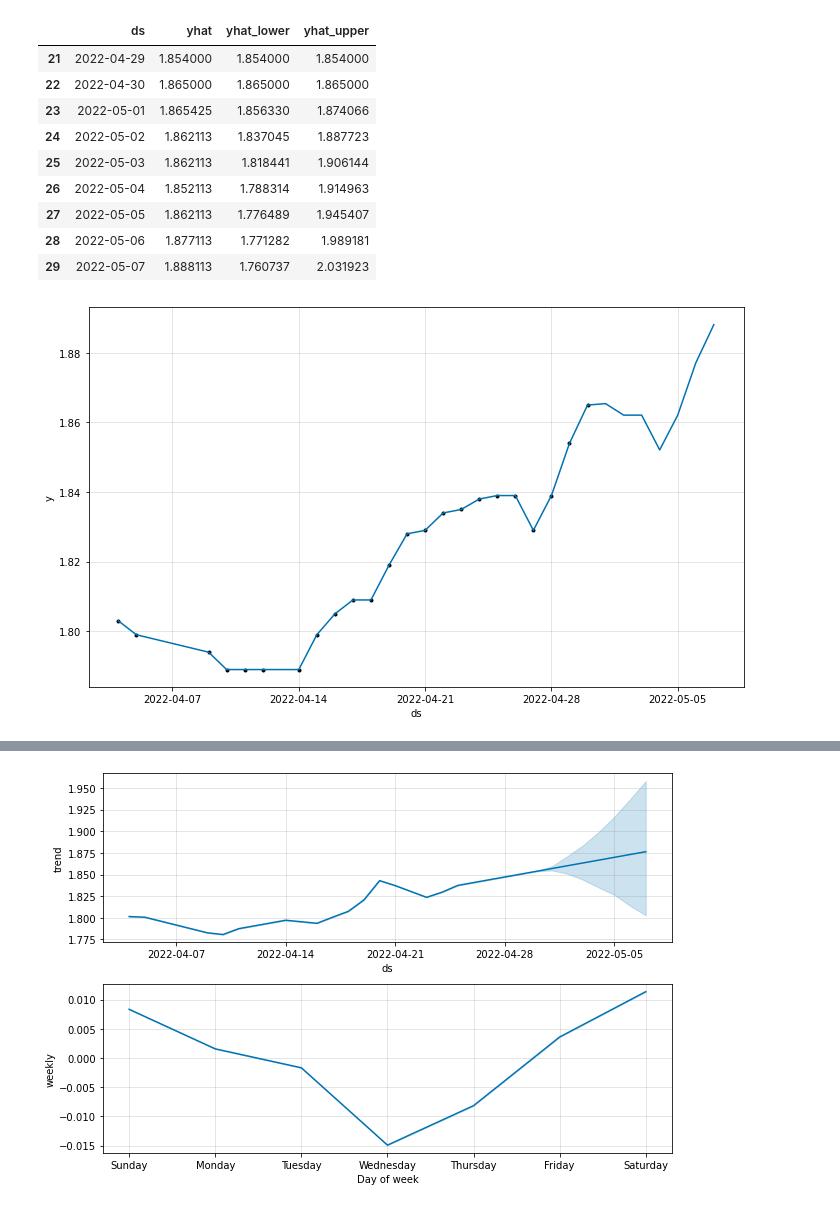
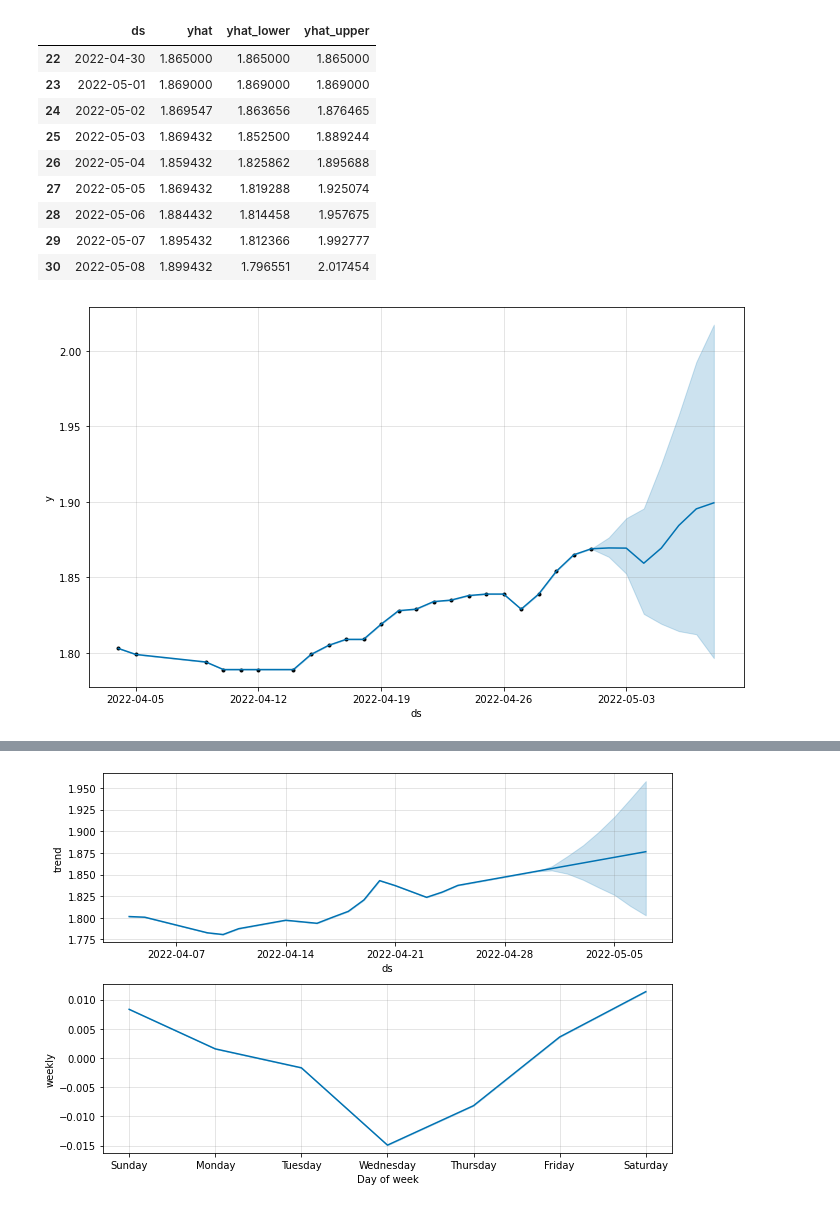
Before and after one commit to abarrasa/Final-Project, a Jupyter notebook: Prophet españa.ipynb, the cells around one changed output, grey strips where cells are left out. Cells and saved outputs as stored; diff of their text form; code cells hidden in the pictures.

```diff
--- a/Prophet españa.ipynb
+++ b/Prophet españa.ipynb
@@ -16,7 +16,7 @@ from prophet import Prophet
 from fbprophet.plot import plot_plotly
 import plotly.offline as py
 # %%
-df_acum= pd.read_excel('df_copia_seguridad30-04-2022.xlsx')
+df_acum= pd.read_excel('df_copia_seguridad01-05-2022.xlsx')
 # %%
 df_acum['Precio gasolina 95 E5'] = df_acum['Precio gasolina 95 E5'].apply(lambda x: x.replace(',','.'))
 df_acum.drop(df_acum.loc[df_acum['Precio gasolina 95 E5']=='No disponible'].index, inplace=True)
@@ -115,18 +149,18 @@ future
 predict[['ds', 'yhat', 'yhat_lower', 'yhat_upper']].tail(9)
 # %% [output]
 |  | ds | yhat | yhat_lower | yhat_upper |
-| 21 | 2022-04-29 | 1.854000 | 1.854000 | 1.854000 |
 | 22 | 2022-04-30 | 1.865000 | 1.865000 | 1.865000 |
-| 23 | 2022-05-01 | 1.865425 | 1.856330 | 1.874066 |
-| 24 | 2022-05-02 | 1.862113 | 1.837045 | 1.887723 |
-| 25 | 2022-05-03 | 1.862113 | 1.818441 | 1.906144 |
-| 26 | 2022-05-04 | 1.852113 | 1.788314 | 1.914963 |
-| 27 | 2022-05-05 | 1.862113 | 1.776489 | 1.945407 |
-| 28 | 2022-05-06 | 1.877113 | 1.771282 | 1.989181 |
-| 29 | 2022-05-07 | 1.888113 | 1.760737 | 2.031923 |
+| 23 | 2022-05-01 | 1.869000 | 1.869000 | 1.869000 |
+| 24 | 2022-05-02 | 1.869547 | 1.863656 | 1.876465 |
+| 25 | 2022-05-03 | 1.869432 | 1.852500 | 1.889244 |
+| 26 | 2022-05-04 | 1.859432 | 1.825862 | 1.895688 |
+| 27 | 2022-05-05 | 1.869432 | 1.819288 | 1.925074 |
+| 28 | 2022-05-06 | 1.884432 | 1.814458 | 1.957675 |
+| 29 | 2022-05-07 | 1.895432 | 1.812366 | 1.992777 |
+| 30 | 2022-05-08 | 1.899432 | 1.796551 | 2.017454 |
 # %%
-graph = my_model.plot(predict, uncertainty=False)
+graph = my_model.plot(predict, uncertainty=True)
 graph.savefig("aaa.jpg")
 # %% [output]
-[figure, old version]
+[figure, new version]
 # %%
```
Also changed, not shown: parts of 9 cells of this notebook, 31 other files.
